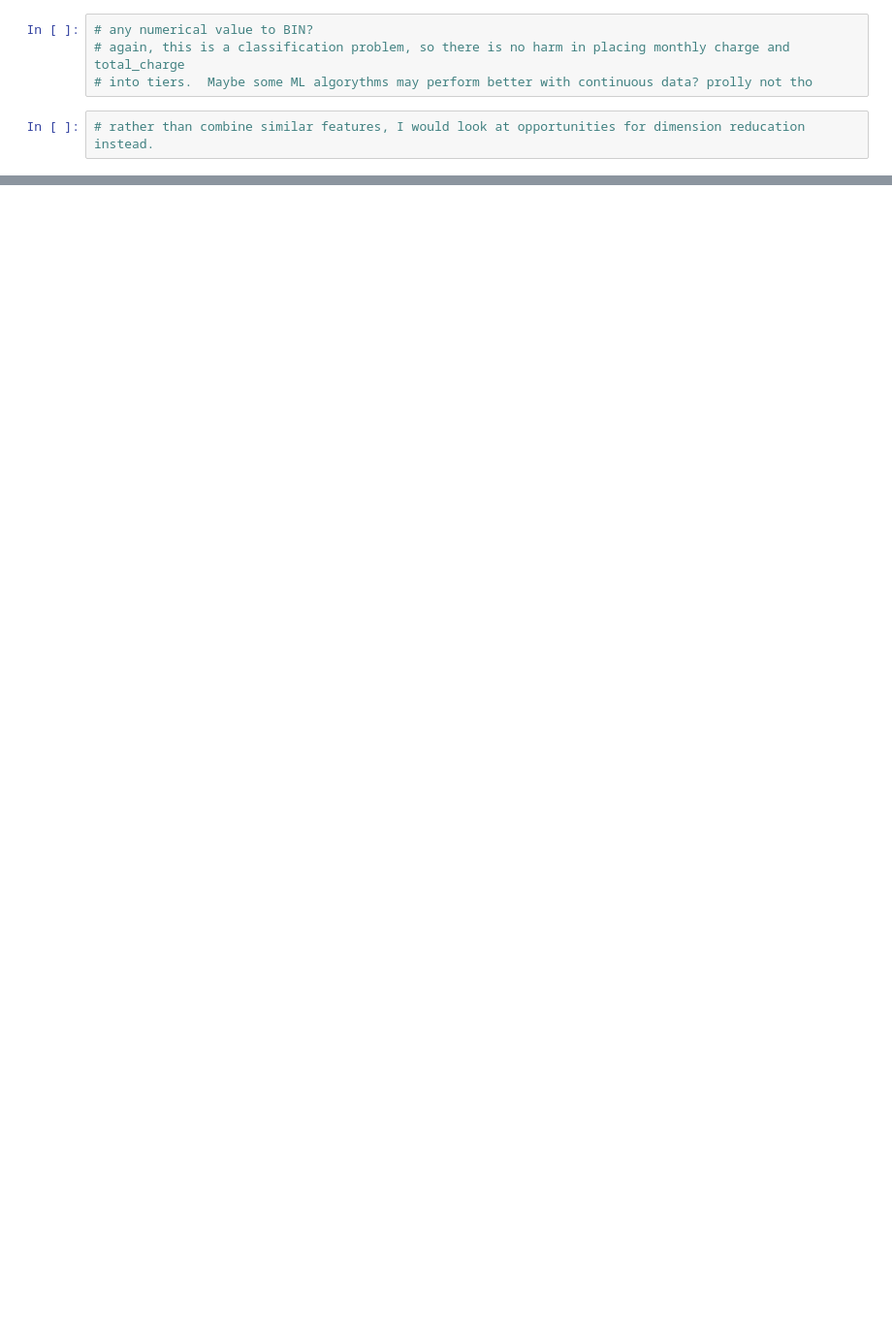
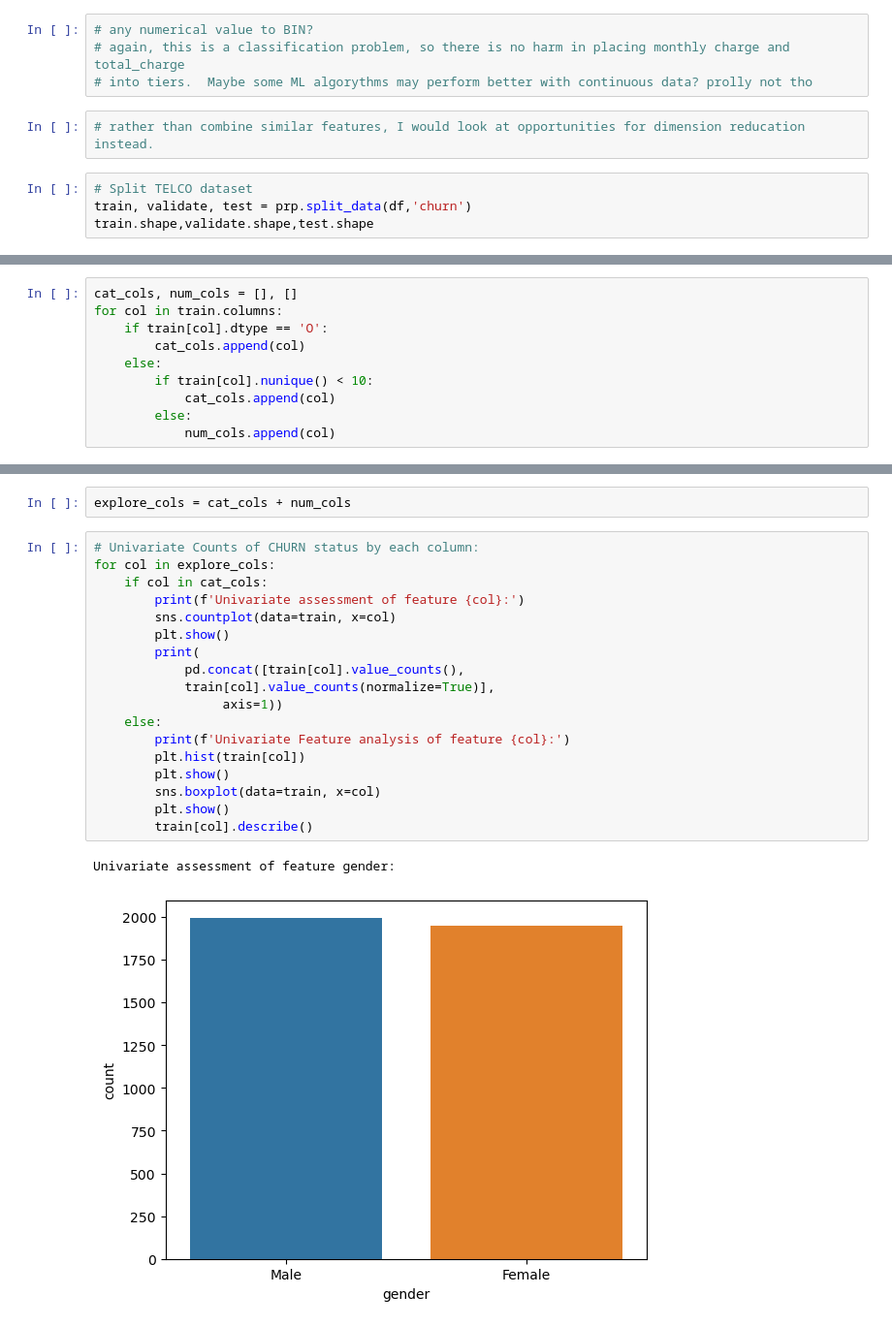
Before and after one commit to RichardAlcabes22/classification-exercises, a Jupyter notebook: classification_exercises.ipynb, the cells around one changed output, grey strips where cells are left out. Shown at 97% size. Saved outputs shown, nothing was run; the diff lists cells and outputs as text; blank space fills up the shorter version.

```diff
--- a/classification_exercises.ipynb
+++ b/classification_exercises.ipynb
@@ -670,3 +1480,7 @@ df.columns
 # into tiers.  Maybe some ML algorythms may perform better with continuous data? prolly not tho
 # %%
 # rather than combine similar features, I would look at opportunities for dimension reducation instead.
+# %%
+# Split TELCO dataset
+train, validate, test = prp.split_data(df,'churn')
+train.shape,validate.shape,test.shape
@@ -672,0 +1491,10 @@ df.columns
+# %%
+cat_cols, num_cols = [], []
+for col in train.columns:
+    if train[col].dtype == 'O':
+        cat_cols.append(col)
+    else:
+        if train[col].nunique() < 10:
+            cat_cols.append(col)
+        else:
+            num_cols.append(col)
@@ -672,0 +1525,23 @@ df.columns
+# %%
+explore_cols = cat_cols + num_cols
+# %%
+# Univariate Counts of CHURN status by each column:
+for col in explore_cols:
+    if col in cat_cols:
+        print(f'Univariate assessment of feature {col}:')
+        sns.countplot(data=train, x=col)
+        plt.show()
+        print(
+            pd.concat([train[col].value_counts(),
+            train[col].value_counts(normalize=True)],
+                 axis=1))
+    else:
+        print(f'Univariate Feature analysis of feature {col}:')
+        plt.hist(train[col])
+        plt.show()
+        sns.boxplot(data=train, x=col)
+        plt.show()
+        train[col].describe()
+# %% [output]
+Univariate assessment of feature gender:
+[figure, added]
```
Also changed, not shown: parts of 119 cells of this notebook, 1 other file.
